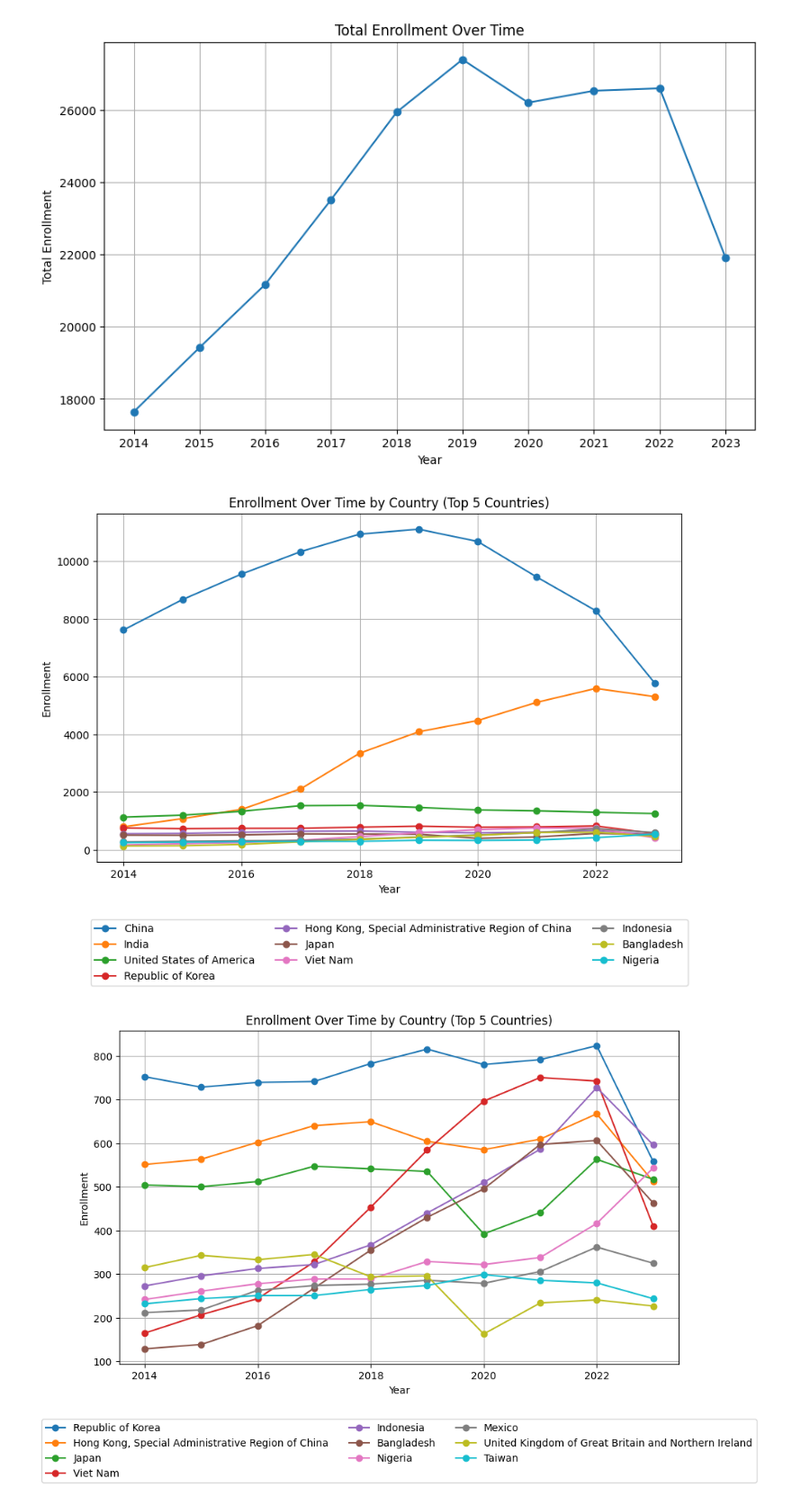
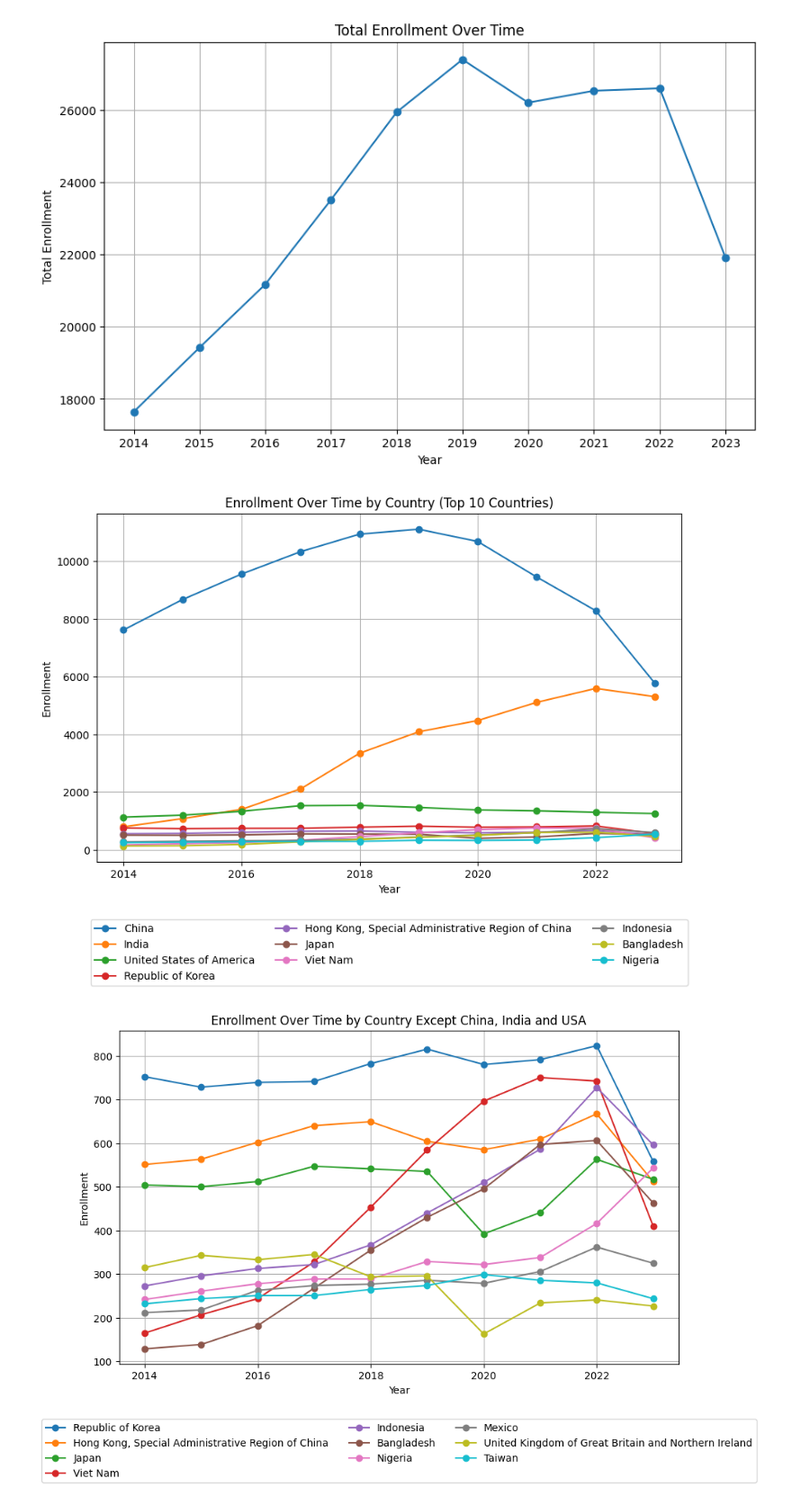
Before and after one commit to DewangMarya/ISER, a Jupyter notebook: analysis.ipynb, the cells around one changed output. Shown: that part at 90% size. Cells and saved outputs as stored; diff of their text form; code cells hidden in the pictures.

```diff
--- a/analysis.ipynb
+++ b/analysis.ipynb
@@ -14,7 +14,7 @@ data.head()
 | 3 | NaN | The University of Victoria | NaN | NaN | NaN | NaN | NaN | NaN | NaN | 1.0 | NaN | ... |
 | 4 | NaN | Thompson Rivers University | NaN | NaN | NaN | NaN | NaN | 1.0 | NaN | NaN | NaN | ... |
 # %%
-data['Country'] = data['Country'].fillna(method='ffill')
+data['Country'] = data['Country'].ffill()
 # %%
 data
 # %% [output]
@@ -73,27 +73,27 @@ top_countries = data_long.groupby('Country')['Enrollment'].sum().nlargest(10).in
 for country in top_countries:
     data_country = data_long[data_long['Country'] == country]
     data_country.groupby('Year')['Enrollment'].sum().plot(kind='line', marker='o', label=country)
-plt.title('Enrollment Over Time by Country (Top 5 Countries)')
+plt.title('Enrollment Over Time by Country (Top 10 Countries)')
 plt.xlabel('Year')
 plt.ylabel('Enrollment')
 plt.legend(loc='upper center', bbox_to_anchor=(0.5, -0.15), ncol=3)
 plt.grid(True)
 plt.show()
 # %% [output]
-[figure, old version]
+[figure, new version]
 # %%
 # Enrollment by Country over time for the top 10 countries except China, India and USA
 plt.figure(figsize=(10, 6))
 top_countries = data_long.groupby('Country')['Enrollment'].sum().nlargest(13).index
 top_countries = top_countries[3:]
 for country in top_countries:
     data_country = data_long[data_long['Country'] == country]
     data_country.groupby('Year')['Enrollment'].sum().plot(kind='line', marker='o', label=country)
-plt.title('Enrollment Over Time by Country (Top 5 Countries)')
+plt.title('Enrollment Over Time by Country Except China, India and USA')
 plt.xlabel('Year')
 plt.ylabel('Enrollment')
 plt.legend(loc='upper center', bbox_to_anchor=(0.5, -0.15), ncol=3)
 plt.grid(True)
 plt.show()
 # %% [output]
-[figure, old version]
+[figure, new version]
```
